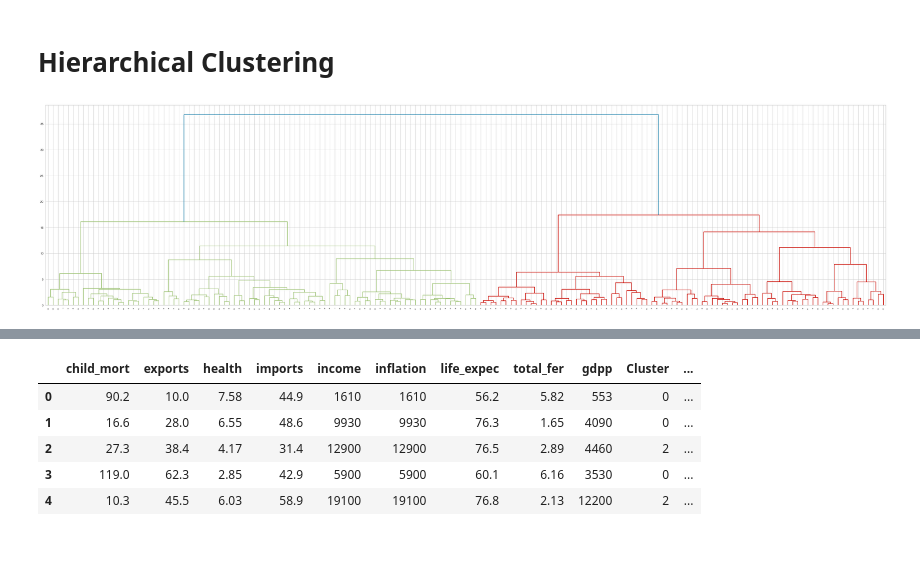
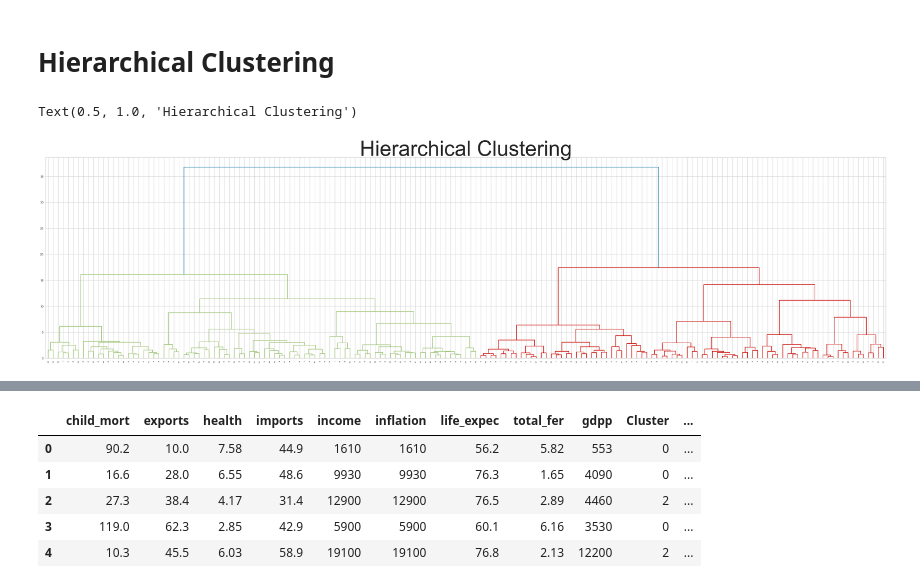
Before and after one commit to minhkhanh-coder/machine-learning-1, a Jupyter notebook: unsupervised learning/unsupervised_learning.ipynb, the cells around one changed output, grey strips where cells are left out. Cells and saved outputs as stored; diff of their text form; code cells hidden in the pictures; blank space fills up the shorter version.

```diff
--- a/unsupervised learning/unsupervised_learning.ipynb
+++ b/unsupervised learning/unsupervised_learning.ipynb
@@ -501,8 +501,10 @@ scaled_df=pd.DataFrame(scaled,columns=df_km.columns)
 # %%
 plt.figure(figsize=(50, 12))
 dend=hcluster.dendrogram(hcluster.linkage(scaled_df,method='ward'))
+plt.title("Hierarchical Clustering", fontsize=70)
 # %% [output]
+Text(0.5, 1.0, 'Hierarchical Clustering')
-[figure, old version]
+[figure, new version]
 # %%
 # Timing the clustering process
 start_time = time.time()
```
Also changed, not shown: parts of 4 cells of this notebook, 2 other files.
